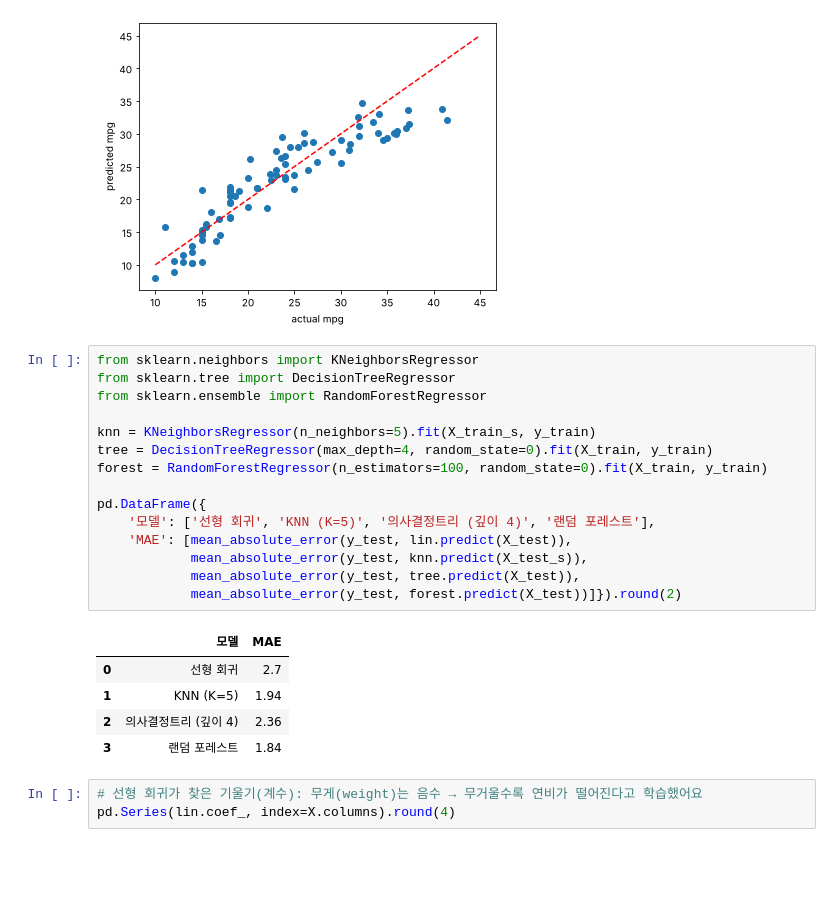
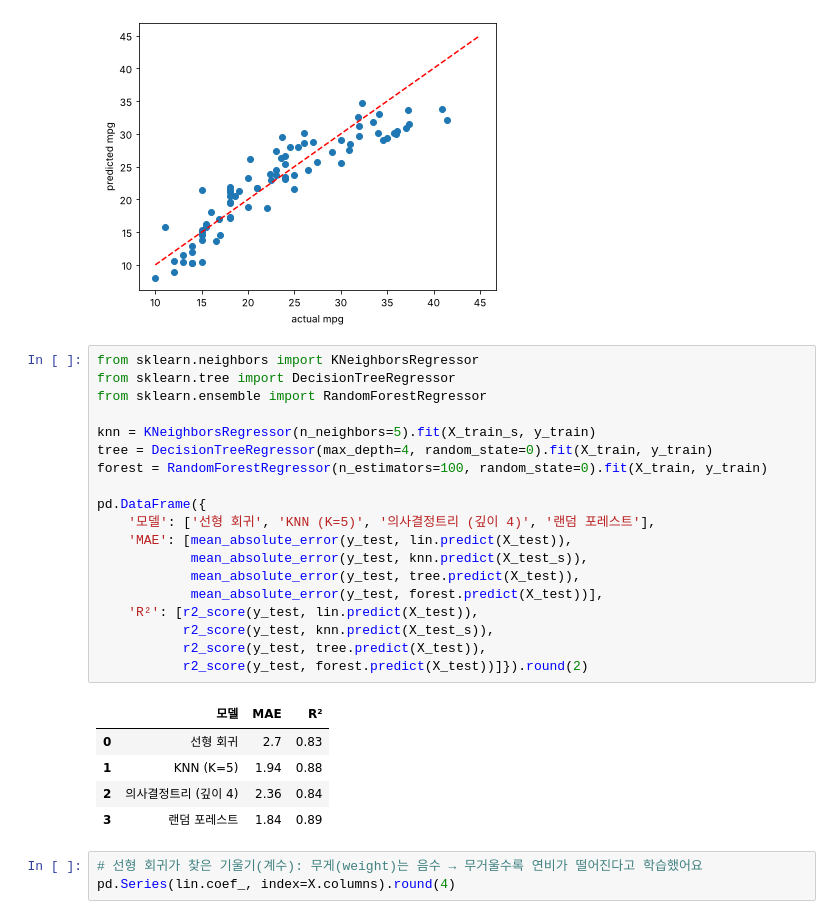
Before and after one commit to kang-teacher/AI, a Jupyter notebook: py/car.ipynb, the cells around one changed output. Drawn from its saved outputs; the diff is of its cells as text; blank space fills up the shorter version.

```diff
--- a/py/car.ipynb
+++ b/py/car.ipynb
@@ -210,24 +216,28 @@ plt.show()
 # %%
 from sklearn.neighbors import KNeighborsRegressor
 from sklearn.tree import DecisionTreeRegressor
 from sklearn.ensemble import RandomForestRegressor
 
 knn = KNeighborsRegressor(n_neighbors=5).fit(X_train_s, y_train)
 tree = DecisionTreeRegressor(max_depth=4, random_state=0).fit(X_train, y_train)
 forest = RandomForestRegressor(n_estimators=100, random_state=0).fit(X_train, y_train)
 
 pd.DataFrame({
     '모델': ['선형 회귀', 'KNN (K=5)', '의사결정트리 (깊이 4)', '랜덤 포레스트'],
     'MAE': [mean_absolute_error(y_test, lin.predict(X_test)),
             mean_absolute_error(y_test, knn.predict(X_test_s)),
             mean_absolute_error(y_test, tree.predict(X_test)),
-            mean_absolute_error(y_test, forest.predict(X_test))]}).round(2)
+            mean_absolute_error(y_test, forest.predict(X_test))],
+    'R²': [r2_score(y_test, lin.predict(X_test)),
+           r2_score(y_test, knn.predict(X_test_s)),
+           r2_score(y_test, tree.predict(X_test)),
+           r2_score(y_test, forest.predict(X_test))]}).round(2)
 # %% [output]
-|  | 모델 | MAE |
-| 0 | 선형 회귀 | 2.7 |
-| 1 | KNN (K=5) | 1.94 |
-| 2 | 의사결정트리 (깊이 4) | 2.36 |
-| 3 | 랜덤 포레스트 | 1.84 |
+|  | 모델 | MAE | R² |
+| 0 | 선형 회귀 | 2.7 | 0.83 |
+| 1 | KNN (K=5) | 1.94 | 0.88 |
+| 2 | 의사결정트리 (깊이 4) | 2.36 | 0.84 |
+| 3 | 랜덤 포레스트 | 1.84 | 0.89 |
 # %%
 # 선형 회귀가 찾은 기울기(계수): 무게(weight)는 음수 → 무거울수록 연비가 떨어진다고 학습했어요
 pd.Series(lin.coef_, index=X.columns).round(4)
```
Also changed, not shown: parts of 2 cells of this notebook, 7 other files.
